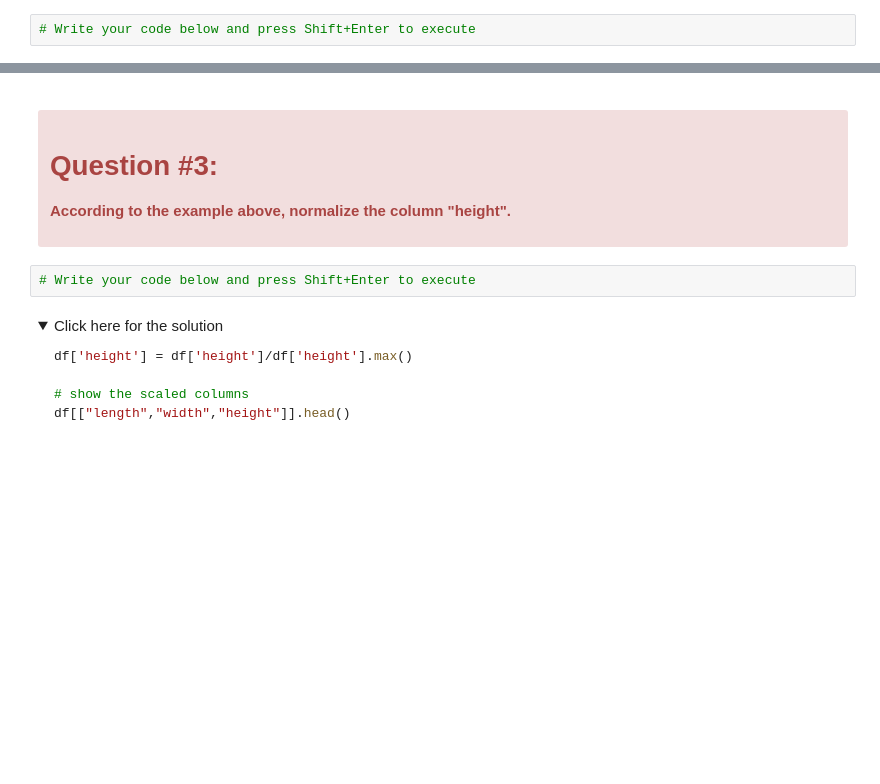
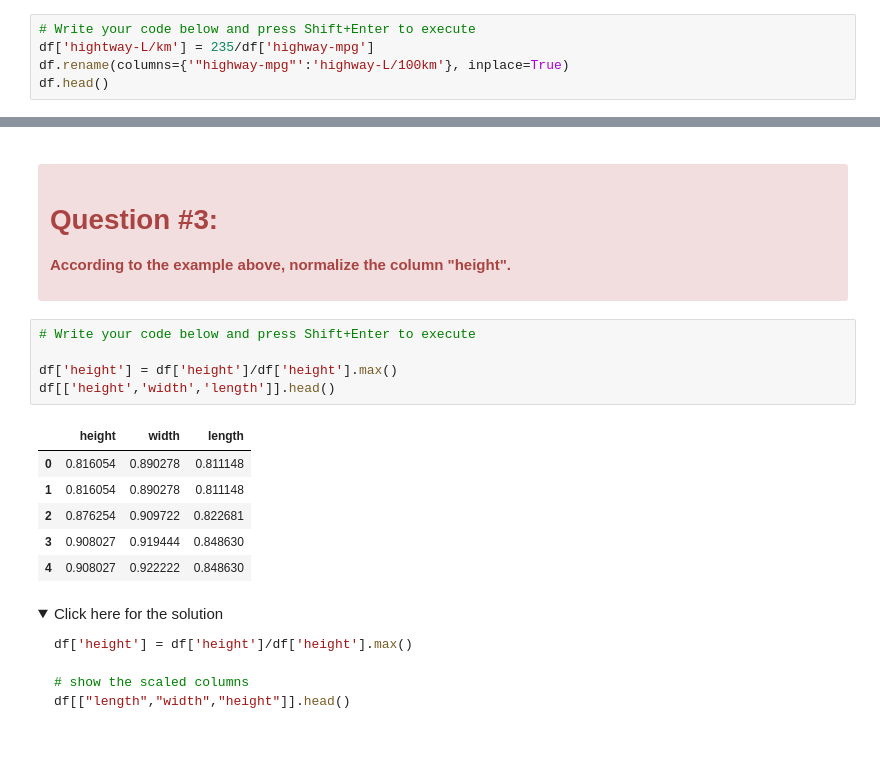
Before and after one commit to tackel/Data-analytic-with-python, a Jupyter notebook: DA0101EN-2-Review-Data-Wrangling.jupyterlite.ipynb, the cells around one changed output, grey strips where cells are left out. Saved outputs shown, nothing was run; the diff lists cells and outputs as text; folded sections open; blank space fills up the shorter version.

```diff
--- a/DA0101EN-2-Review-Data-Wrangling.jupyterlite.ipynb
+++ b/DA0101EN-2-Review-Data-Wrangling.jupyterlite.ipynb
@@ -504,3 +508,6 @@ df.head()
 </div>
 # %%
 # Write your code below and press Shift+Enter to execute
+df['hightway-L/km'] = 235/df['highway-mpg']
+df.rename(columns={'"highway-mpg"':'highway-L/100km'}, inplace=True)
+df.head()
@@ -546,6 +575,16 @@ df['width'] = df['width']/df['width'].max()
 </div>
 # %%
 # Write your code below and press Shift+Enter to execute
+
+df['height'] = df['height']/df['height'].max()
+df[['height','width','length']].head()
+# %% [output]
+|  | height | width | length |
+| 0 | 0.816054 | 0.890278 | 0.811148 |
+| 1 | 0.816054 | 0.890278 | 0.811148 |
+| 2 | 0.876254 | 0.909722 | 0.822681 |
+| 3 | 0.908027 | 0.919444 | 0.848630 |
+| 4 | 0.908027 | 0.922222 | 0.848630 |
 # %% [markdown]
 <details><summary>Click here for the solution</summary>
 
```
Also changed, not shown: parts of 7 cells of this notebook.
